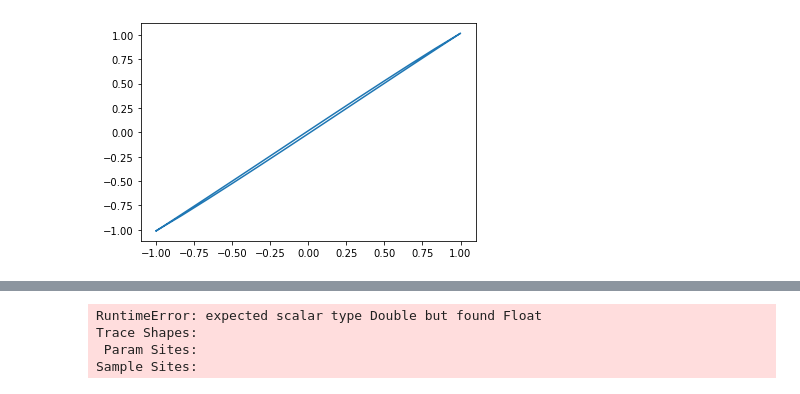
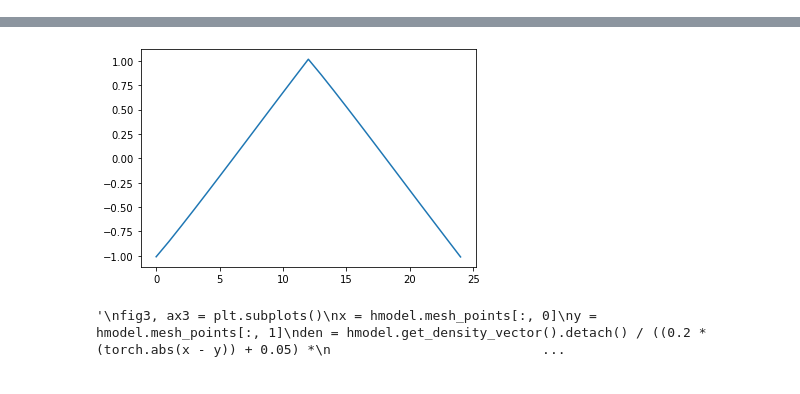
Before and after one commit to roussel-ryan/diff_hysteresis, a Jupyter notebook: facet_ii_analysis.ipynb, the cells around one changed output, grey strips where cells are left out. Cells and saved outputs as stored; diff of their text form; code cells hidden in the pictures.

Commit message:
Added triangle meshing

```diff
--- a/facet_ii_analysis.ipynb
+++ b/facet_ii_analysis.ipynb
@@ -37,24 +37,34 @@ with open(fname,'r') as f:
 data = np.asfarray(data)
 data[:, 1] = data[:, 1] / np.max(data[:, 1])
 data[:, 3] = data[:, 3] * np.where(data[:,7] < 0, -1, 1)
-
-fig,ax = plt.subplots()
-ax.plot(data[:,1],data[:,3])
-# %% [output]
-[figure, removed]
 # %%
 from pyro.infer.autoguide import AutoMultivariateNormal
-from bayesian_utils import train, predict
+from bayesian_utils import train_bayes, predict
+from utils import train
 from bayes_hysteresis_correlated import CorrelatedBayesianHysteresis
+from bayes_hysteresis import  BayesianHysteresis
 import hysteresis
+from hysteresis_triangle import HysteresisTriangle
 import torch
+
+fig,ax = plt.subplots()
+ax.plot(data[:,3])
 
 h = torch.tensor(data[:,1]).double()
 m = torch.tensor(data[:,3]).double()
-hmodel = hysteresis.Hysteresis(h, -1, 1.0, 1.0, 25)
-model = CorrelatedBayesianHysteresis(hmodel, 25, 0.1)
+
+h_train = h[:5]
+m_train = m[:5]
+
+hmodel = HysteresisTriangle(h_train)
+model = CorrelatedBayesianHysteresis(hmodel, 25, 1.0, True)
 
 guide = AutoMultivariateNormal(model)
-train(h, m, model, guide, 100000, 0.001)
+loss_trace = train_bayes(h_train, m_train, model, guide, 20000, 0.001)
+
+#l = train(hmodel, m, 5000)
+#m_star = hmodel.predict_magnetization().detach()
+#ax.plot(m_star,'+')
+#plt.show()
 # %% [output]
 calculating states
@@ -61,4 +87,17 @@ calculating states
-RuntimeError: expected scalar type Double but found Float
-Trace Shapes:
- Param Sites:
-Sample Sites:
+[figure, added]
+# %%
+size = 1.0
+# plot density
+"""
+fig3, ax3 = plt.subplots()
+x = hmodel.mesh_points[:, 0]
+y = hmodel.mesh_points[:, 1]
+den = hmodel.get_density_vector().detach() / ((0.2 * (torch.abs(x - y)) + 0.05) *
+                                            size)
+c = ax3.tripcolor(x,
+                  y,
+                  den)
+fig3.colorbar(c)
+"""
+# %% [output]
+'\nfig3, ax3 = plt.subplots()\nx = hmodel.mesh_points[:, 0]\ny = hmodel.mesh_points[:, 1]\nden = hmodel.get_density_vector().detach() / ((0.2 * (torch.abs(x - y)) + 0.05) *\n                           ...
```
Also changed, not shown: parts of 4 cells of this notebook, 8 other files.
